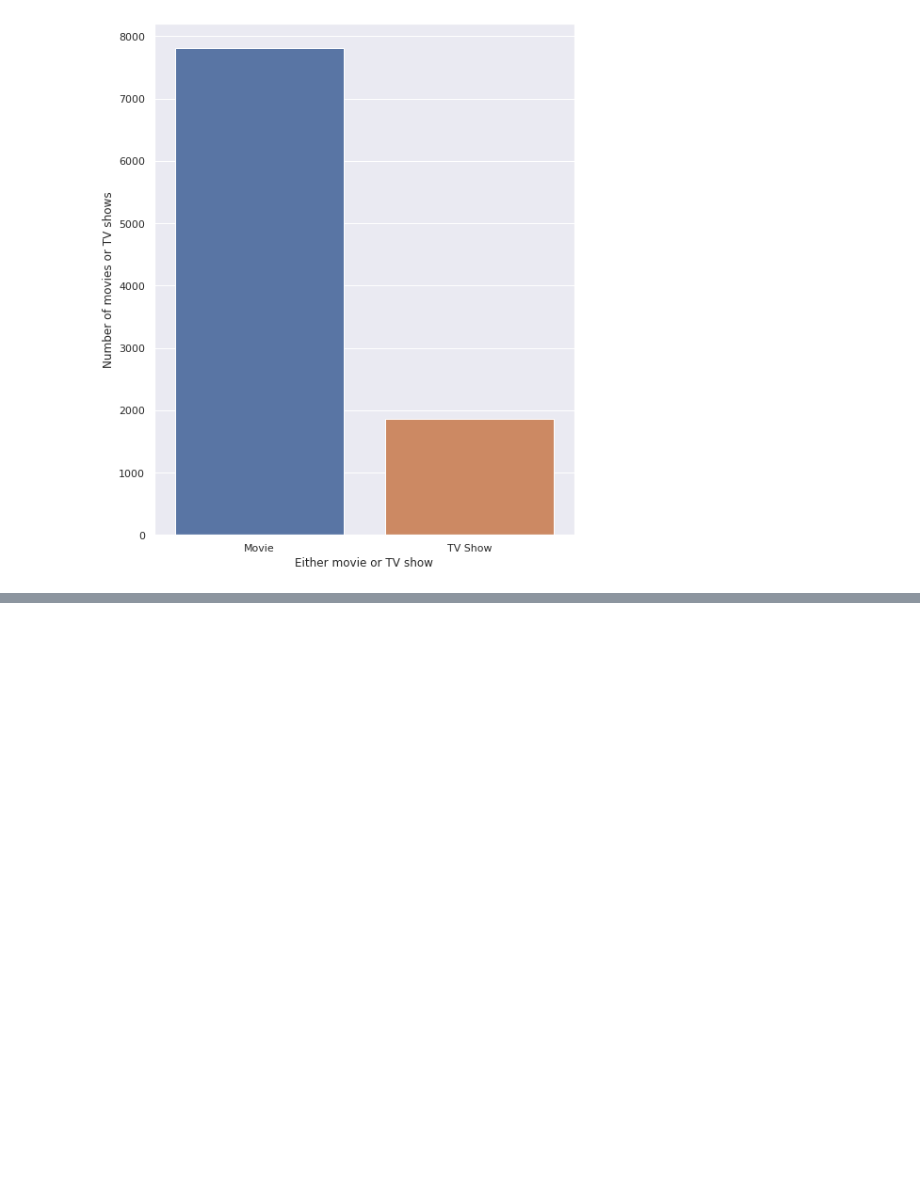
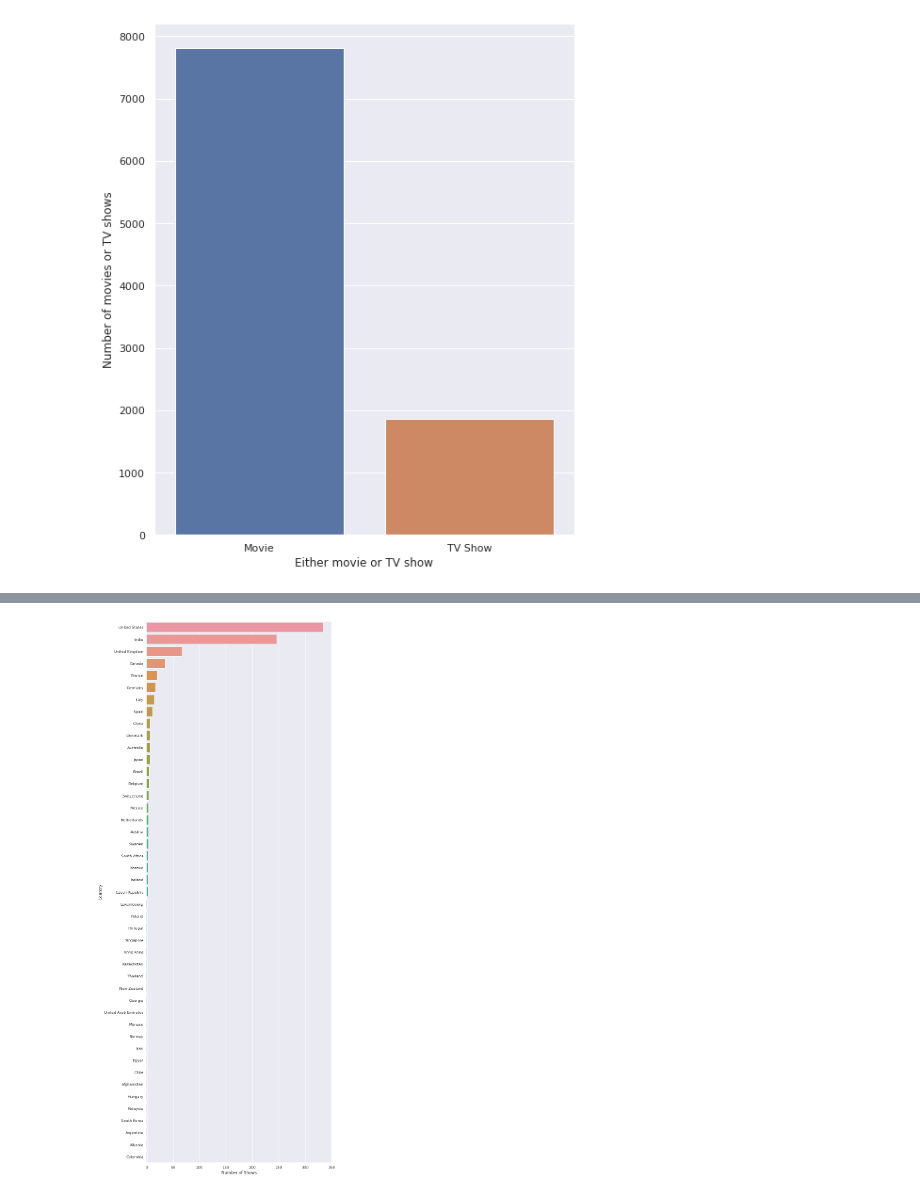
Before and after one commit to Ujwal-B/data_science_practice, a Jupyter notebook: amazonprimedataset-eda.ipynb, the cells around one changed output, grey strips where cells are left out. Saved outputs shown, nothing was run; the diff lists cells and outputs as text; code cells hidden in the pictures; blank space fills up the shorter version.

```diff
--- a/amazonprimedataset-eda.ipynb
+++ b/amazonprimedataset-eda.ipynb
@@ -89,0 +160,9 @@ ax = sns.barplot(x = mdf['Movie period'], y = mdf['Number of Movies'])
+# %%
+countryset = set()
+for item in df['country']:
+    if (isinstance(item, str)):
+        item = item.split(',')
+        for x in item:
+            x = x.strip()
+            countryset.add(x)
+print(countryset)
@@ -89,0 +171,14 @@ ax = sns.barplot(x = mdf['Movie period'], y = mdf['Number of Movies'])
+# %%
+country_dict = {}
+for item in countryset:
+    country_dict[item] = 0
+for item in countryset:
+    for x in df['country']:
+        if type(x) == str:
+            if item in x:
+                country_dict[item] += 1
+
+cdf = pd.DataFrame(country_dict.items())
+cdf.columns = ['Country', 'Number of Shows']
+cdf = cdf.sort_values(by='Number of Shows', ascending=False)
+cdf
@@ -89,0 +203,5 @@ ax = sns.barplot(x = mdf['Movie period'], y = mdf['Number of Movies'])
+# %%
+sns.set(rc = {'figure.figsize':(10,30)})
+ax = sns.barplot(x=cdf['Number of Shows'], y=cdf['Country'])
+# %% [output]
+[figure, added]
```
Also changed, not shown: parts of 12 cells of this notebook.
